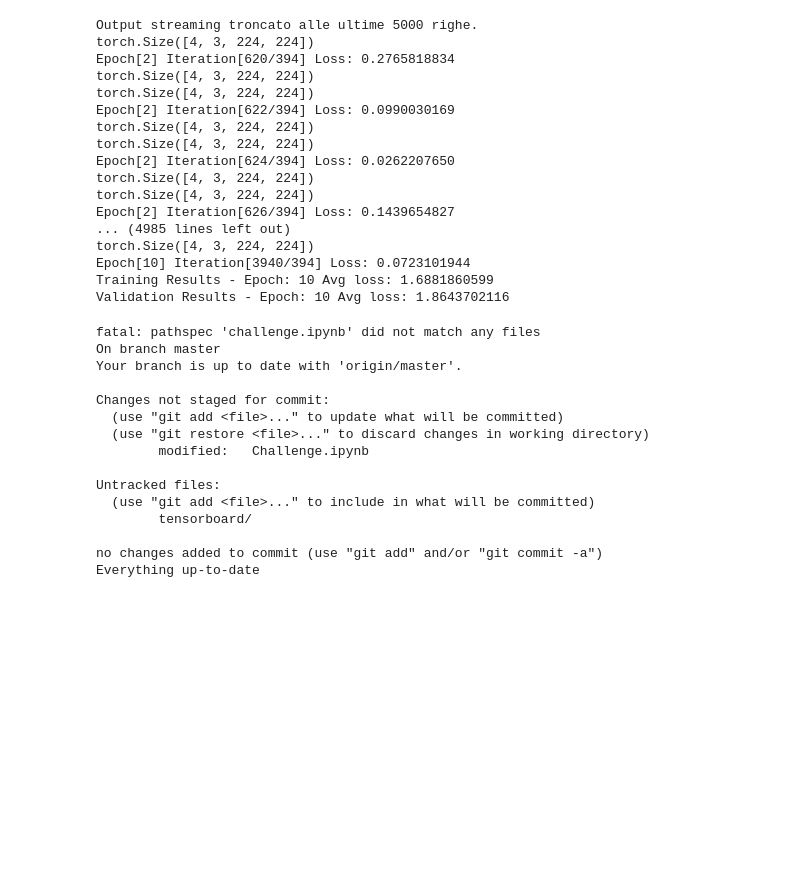
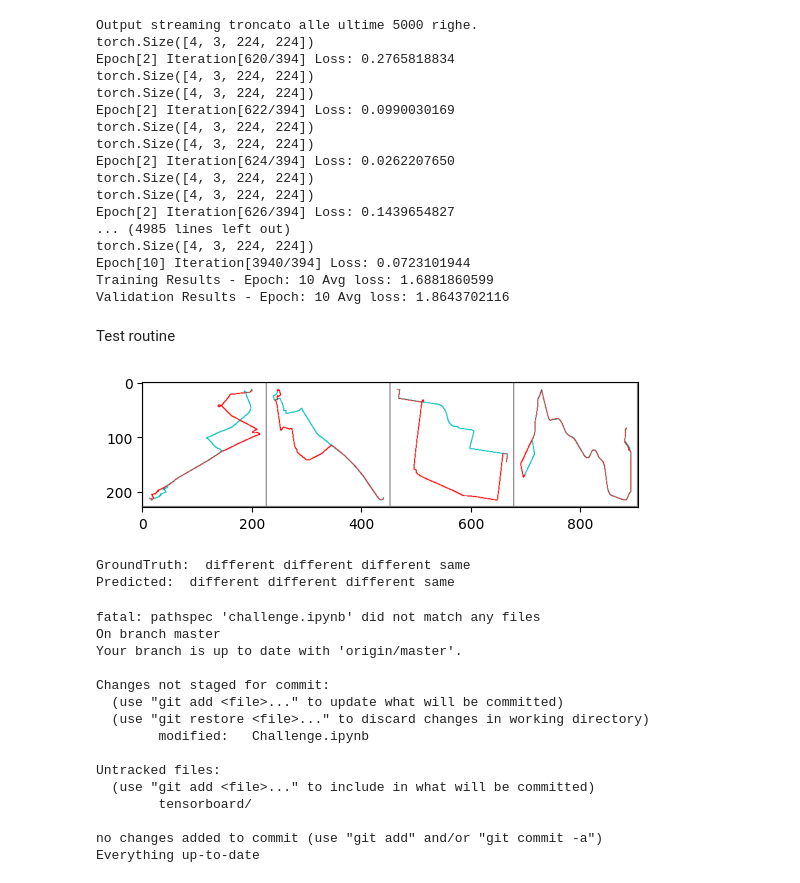
Before and after one commit to lorenzoooooo/cabify, a Jupyter notebook: Challenge.ipynb, the cells around one changed output. Cells and saved outputs as stored; diff of their text form; code cells hidden in the pictures; blank space fills up the shorter version.

```diff
--- a/Challenge.ipynb
+++ b/Challenge.ipynb
@@ -642,6 +649,45 @@ torch.Size([4, 3, 224, 224])
 Epoch[10] Iteration[3940/394] Loss: 0.0723101944
 Training Results - Epoch: 10 Avg loss: 1.6881860599
 Validation Results - Epoch: 10 Avg loss: 1.8643702116
+# %% [markdown]
+Test routine
+# %%
+PATH="tensorboard/logs_31122024_13-12/models/best_model_3_loss=-0.0815.pt"
+
+## First try on single batch ##
+dataiter = iter(test_loader)
+images, labels = next(dataiter)
+# print images
+imshow(torchvision.utils.make_grid(images))
+print('GroundTruth: ', ' '.join(f'{classes[labels[j]]:5s}' for j in range(4)))
+
+net = SimpleCNNconvNet224()
+net.load_state_dict(torch.load(PATH, weights_only=True, map_location=torch.device('cpu')))
+outputs = net(images)
+_, predicted = torch.max(outputs, 1)
+
+print('Predicted: ', ' '.join(f'{classes[predicted[j]]:5s}'
+                              for j in range(4)))  # Range 4 is corresponding to the batch size
+
+## On the hole test set##
+correct = 0
+total = 0
+# since we're not training, we don't need to calculate the gradients for our outputs
+with torch.no_grad():
+    for data in test_loader:
+        images, labels = data
+        # calculate outputs by running images through the network
+        outputs = net(images)
+        # the class with the highest energy is what we choose as prediction
+        _, predicted = torch.max(outputs, 1)
+        total += labels.size(0)
+        correct += (predicted == labels).sum().item()
+
+print(f'Accuracy of the network on the test set: {100 * correct // total} %')
+# %% [output]
+[figure, added]
+GroundTruth:  different different different same
+Predicted:  different different different same
 # %%
 !git config --global user.email "giraldilorenzo63@gmail.com"
 !git config --global user.name "lorenzoooooo"
```
Also changed, not shown: parts of 6 cells of this notebook.
